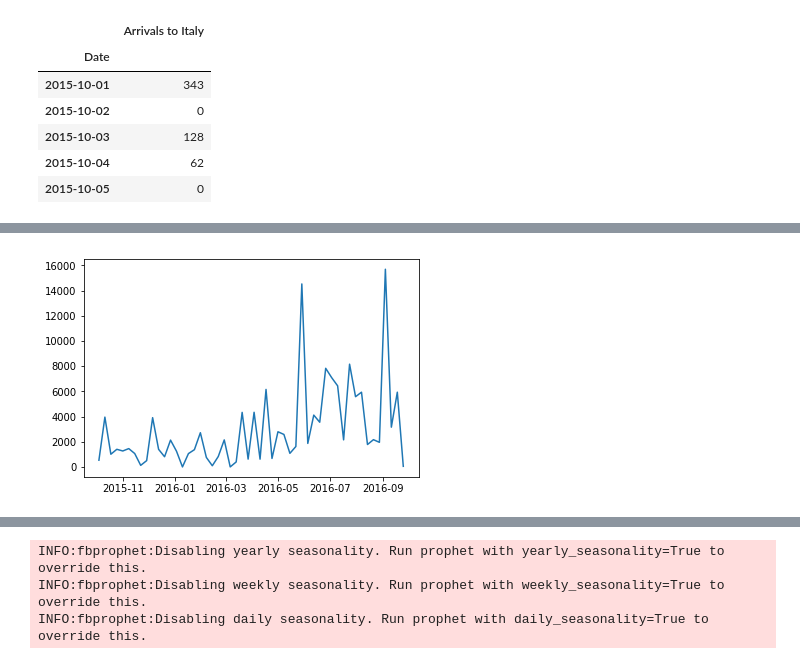
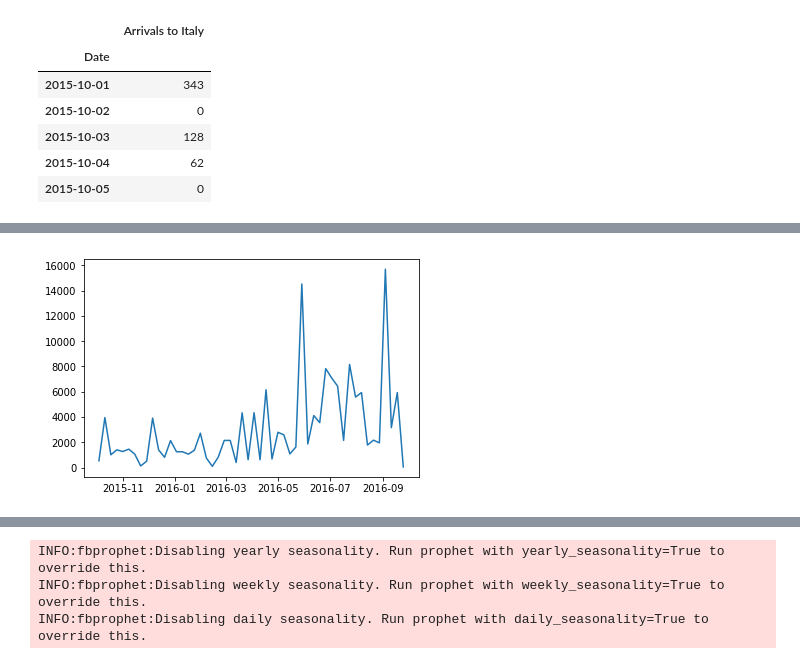
Before and after one commit to hmafnan/Timeseries-Analysis, a Jupyter notebook: src/Analysis.ipynb, the cells around one changed output, grey strips where cells are left out. Drawn from its saved outputs; the diff is of its cells as text; code cells hidden in the pictures.

```diff
--- a/src/Analysis.ipynb
+++ b/src/Analysis.ipynb
@@ -31,3 +56,7 @@ df.head()
 # Resample by weeks
 w_df = df.resample("W").sum()
 w_df = w_df.reset_index().rename(columns={'Date': 'ds', 'Arrivals to Italy': 'y'})
+w_df = w_df.set_index("ds")
+# %%
+w_df['y'] = w_df['y'].replace(to_replace=0, method='ffill')
+w_df.head()
@@ -34,5 +71,5 @@ w_df = w_df.reset_index().rename(columns={'Date': 'ds', 'Arrivals to Italy': 'y'
 # %%
-plt.plot(w_df["ds"], w_df["y"])
+plt.plot(w_df.index, w_df["y"])
 plt.show()
 # %% [output]
-[figure, old version]
+[figure, new version]
```
Also changed, not shown: parts of 11 cells of this notebook, 4 other files.
